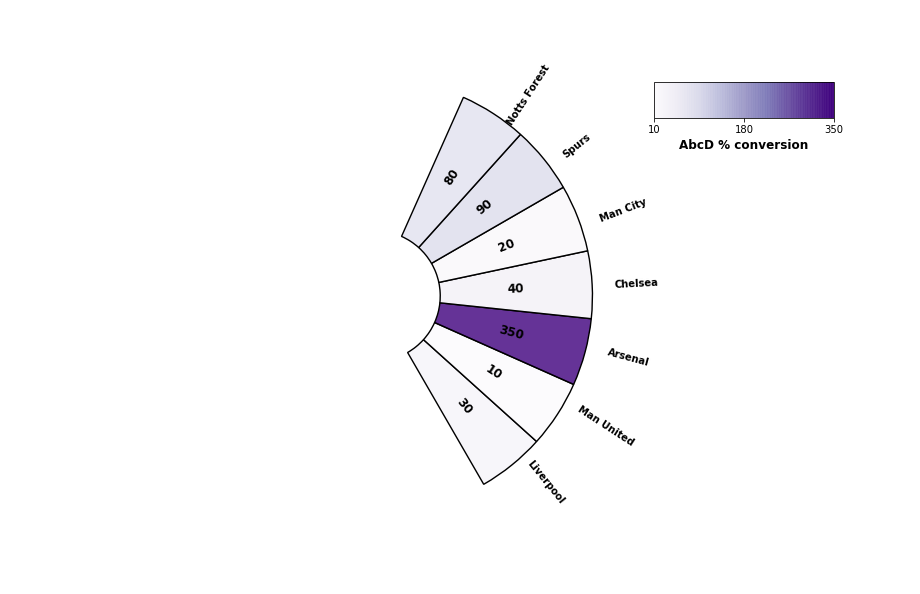
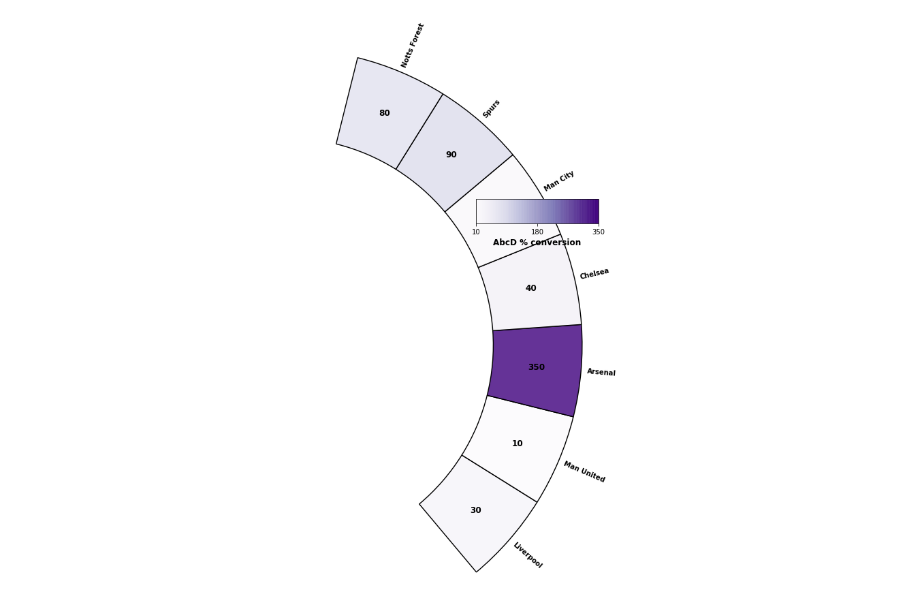
Before and after one commit to connectedblue/pdext_collection, a Jupyter notebook: pie_wedge/substrate.ipynb, the cells around one changed output. Drawn from its saved outputs; the diff is of its cells as text; code cells hidden in the pictures.

Commit message:
achieved perfect alignment example of wedge labels and text

```diff
--- a/pie_wedge/substrate.ipynb
+++ b/pie_wedge/substrate.ipynb
@@ -35,11 +35,11 @@ import matplotlib as mpl
 # Just look at outer circle
 fig, ax = plt.subplots(figsize=(10,10))
 
-size = 0.5
+
 alpha = 0.8
-which_wedge = 0
+
 wedge_percent = 0.35
-startang = -60
+startang = -50
 
 col_values = [30, 10, 350, 40, 20, 90, 80]
 
@@ -55,53 +55,61 @@ vmin=min(col_values)
 vmax=max(col_values)
 
 
+
+
+radius = 2
+width = 0.6
+
+label_distance = 1 + 0.02
+
+outer_labels = ax.pie(pie_values,
+                    radius=radius,
+                    startangle=startang,
+                    colors=['w']*slices,
+                    labels=slice_labels,
+                    labeldistance=label_distance,
+                    rotatelabels=True,
+                    textprops=dict(fontsize='medium',
+                                   weight="semibold",
+                                   va='center', ha='left',
+                                   wrap=True))
+
+# Do the wedges
 norm = mpl.colors.Normalize(vmin=vmin, vmax=vmax, clip=True)
 mapper = ScalarMappable(norm=norm, cmap="Purples")
 
-
 labels = [str(c) for c in col_values]
 
-cmap_outer = plt.get_cmap(CMAPOUTER)
-colour = mapper.to_rgba(col_values, alpha=alpha)
 
-radius = 1
-width = 0.7
-label_distance = (radius - 0.5*width)
-
-#breakpoint()
-outer_labels = ax.pie(pie_values,
-                    radius=1,
-                    startangle=startang,
-                    colors=['w']*slices,
-                    labels=slice_labels,
-                    rotatelabels=True,
-                    textprops=dict(fontsize='medium',weight="semibold",va='center', ha='left'))
-
+width = min(width, radius)
+label_distance = (radius - width/2)/radius
 
 outer_circle=ax.pie(pie_values,
                     radius=radius,
                     startangle=startang,
-                    colors=colour,
+                    colors=mapper.to_rgba(col_values, alpha=alpha),
                     labels=labels,
-                    rotatelabels=True,
+                    rotatelabels=False,
                     labeldistance=label_distance,
                     wedgeprops=dict(width=width,
                                     edgecolor='k',linewidth= 1.4),
-                    textprops=dict(fontsize='large',weight="semibold",va='center', ha='center'))
+                    textprops=dict(fontsize='large',weight="semibold",
+                                   va='center', ha='center',
+                                   linespacing=3))
 
 #outer_circle[0][which_wedge].set_alpha(0)
 
 ax2cmap2 = plt.axes([0.90, 0.75, 0.25, 0.05])
 
 ticks = [vmin, int((vmin+vmax)/2), vmax]
 tick_labels = [str(l) for l in ticks]
 
 cbar1 = plt.colorbar(mapper,cax=ax2cmap2, orientation="horizontal",ticks=ticks, alpha=alpha)
 cbar1.ax.set_xticklabels(tick_labels)
 
 cbar1.set_label(OUTERLABEL,weight='bold',fontsize=12)
 # %% [output]
-[figure, old version]
+[figure, new version]
 # %%
 print(vals[0])
 print(vals[2])
```
Also changed, not shown: parts of 2 cells of this notebook.
